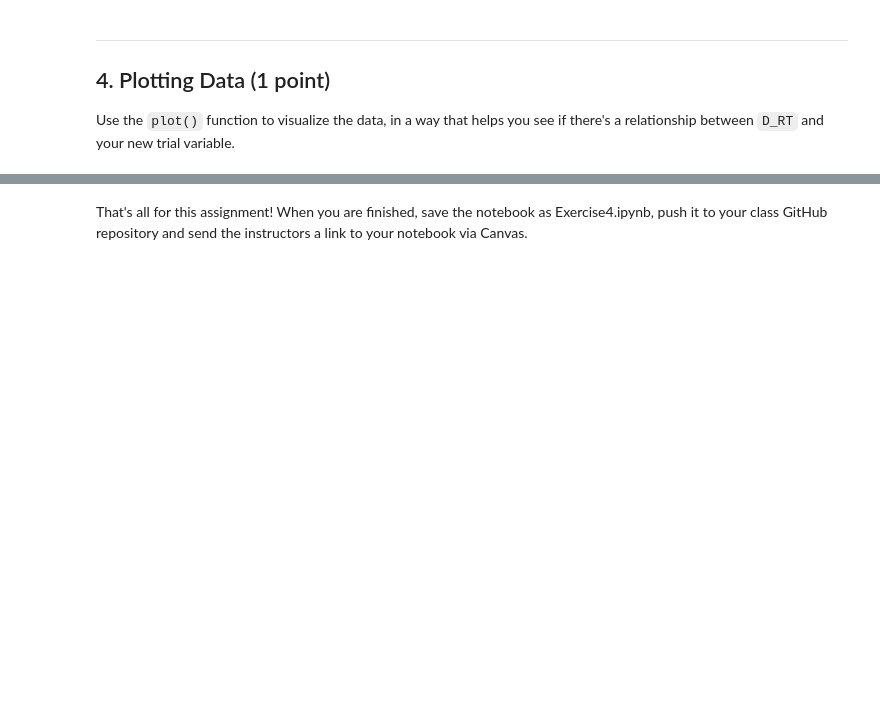
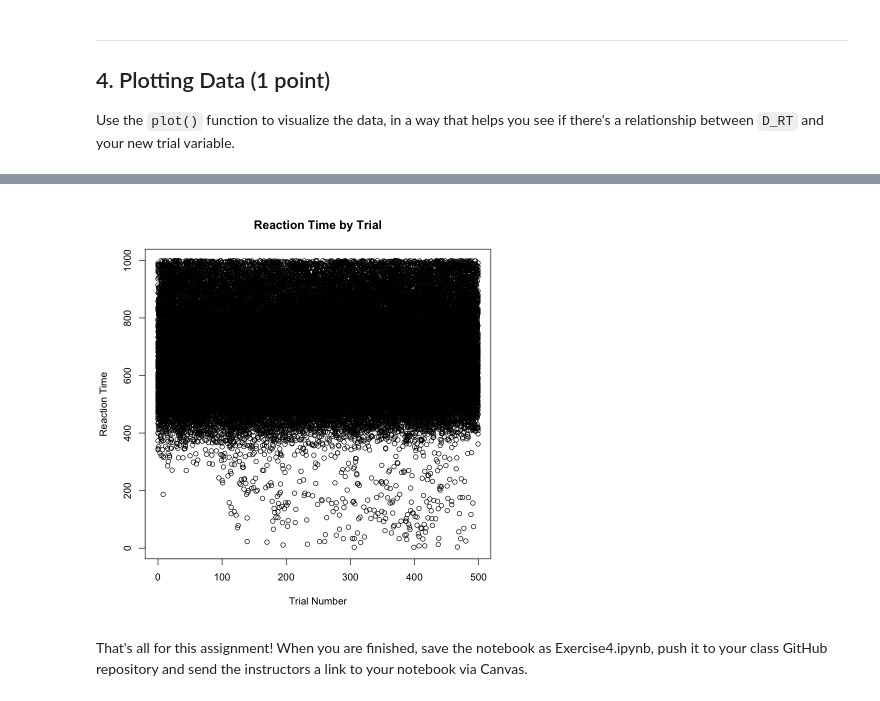
Before and after one commit to kdalbon/DalBon_DSPN_S26, a Jupyter notebook: Exercise4.ipynb, the cells around one changed output, grey strips where cells are left out. Saved outputs shown, nothing was run; the diff lists cells and outputs as text; code cells hidden in the pictures; blank space fills up the shorter version.

```diff
--- a/Exercise4.ipynb
+++ b/Exercise4.ipynb
@@ -99,0 +113,6 @@ Warning message in xy.coords(x, y, xlabel, ylabel, log):
+# %%
+plot(clean_df$trial_new, clean_df$D_RT,
+     xlab = 'Trial Number',
+     ylab = 'Reaction Time',
+     main = 'Reaction Time by Trial')
+# %% [output]
@@ -100,3 +121,4 @@ Warning message in xy.coords(x, y, xlabel, ylabel, log):
+[figure, added]
 # %% [markdown]
 That's all for this assignment! When you are finished, save the notebook as Exercise4.ipynb, push it to your class GitHub repository and send the instructors a link to your notebook via Canvas.
 # %% [markdown]
```
Also changed, not shown: parts of 4 cells of this notebook.
